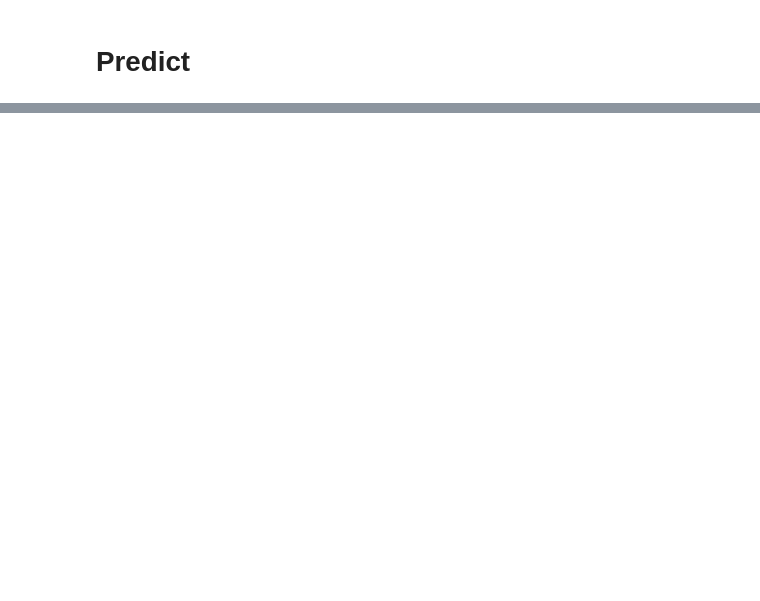
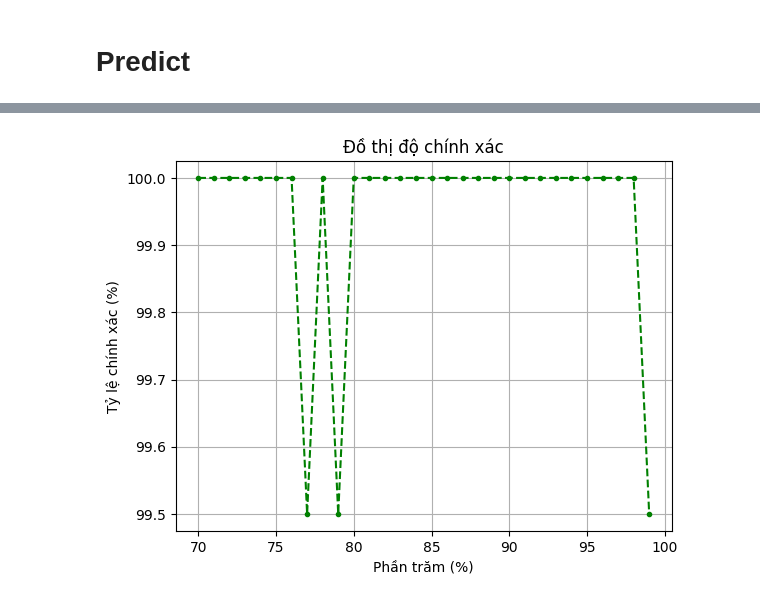
Before and after one commit to khoakomlem/fingerprint-recognition, a Jupyter notebook: src/train.ipynb, the cells around one changed output, grey strips where cells are left out. Drawn from its saved outputs; the diff is of its cells as text; code cells hidden in the pictures; blank space fills up the shorter version.

```diff
--- a/src/train.ipynb
+++ b/src/train.ipynb
@@ -576,0 +548,74 @@ Match 100003: 0.9872599840164185
+# %%
+import matplotlib.pyplot as plt
+
+# Kiểm tra tỷ lệ chính xác cần thiết
+
+x = []
+y = []
+
+choose_dataset = "Real"
+max_len = 100
+
+def get_score(pred):
+    return round(np.max(pred), 5)
+
+def process_task(percent_check):
+  res = 0
+  for i in range(0, max_len):
+    random_idx = i
+
+    random_img = imgs_dict["Altered/Altered-Easy"][random_idx]
+    random_label = labels_dict["Altered/Altered-Easy"][random_idx]
+
+    random_img = random_img.reshape((1, 90, 90, 1)).astype(np.float32) / 255.
+
+    # Kiểm tra hai ảnh giống nhau
+    match_key = random_label.astype(str)
+    match_key = ''.join(match_key).zfill(6)
+
+    rx = imgs_dict[choose_dataset][label_real_dict[match_key]].reshape((1, 90, 90, 1)).astype(np.float32) / 255.
+    ry = labels_dict[choose_dataset][label_real_dict[match_key]]
+
+    pred_rx = get_score(model.predict([random_img, rx], verbose=0))
+    if (pred_rx >= percent_check/100):
+      res += 1
+
+    # Kiểm tra hai ảnh khác nhau
+    unmatch_key, unmatch_idx = random.choice(list(label_real_dict.items()))
+    while (random_idx == unmatch_idx):
+      unmatch_key, unmatch_idx = random.choice(list(label_real_dict.items()))
+
+    ux = imgs_dict[choose_dataset][unmatch_idx].reshape((1, 90, 90, 1)).astype(np.float32) / 255.
+    uy = labels_dict[choose_dataset][unmatch_idx]
+
+    pred_ux = get_score(model.predict([random_img, ux], verbose=0))
+    if (pred_ux < percent_check/100):
+      res += 1
+
+  acc_need = round(float(res / (max_len * 2) * 100), 4)
+
+  x.append(percent_check)
+  y.append(acc_need)
+  print(percent_check, acc_need)
+
+# process_task(90)
+
+thread_pool.reset(31)
+for percent_check in range(70, 100):
+    thread_pool.add_task(process_task, percent_check)
+thread_pool.wait_completion()
+
+for i in range(len(x)):
+    for j in range(i+1, len(x)):
+        if x[i] > x[j]:
+            x[i], x[j] = x[j], x[i]
+            y[i], y[j] = y[j], y[i]
+
+
+plt.plot(x, y, marker='.', linestyle='--', color='green')
+plt.xlabel('Phần trăm (%)')
+plt.ylabel('Tỷ lệ chính xác (%)')
+plt.title('Đồ thị độ chính xác')
+plt.grid(True)
+plt.show()
+# %% [output]
@@ -576,0 +639 @@ Match 100003: 0.9872599840164185
+[figure, added]
```
Also changed, not shown: parts of 9 cells of this notebook.
